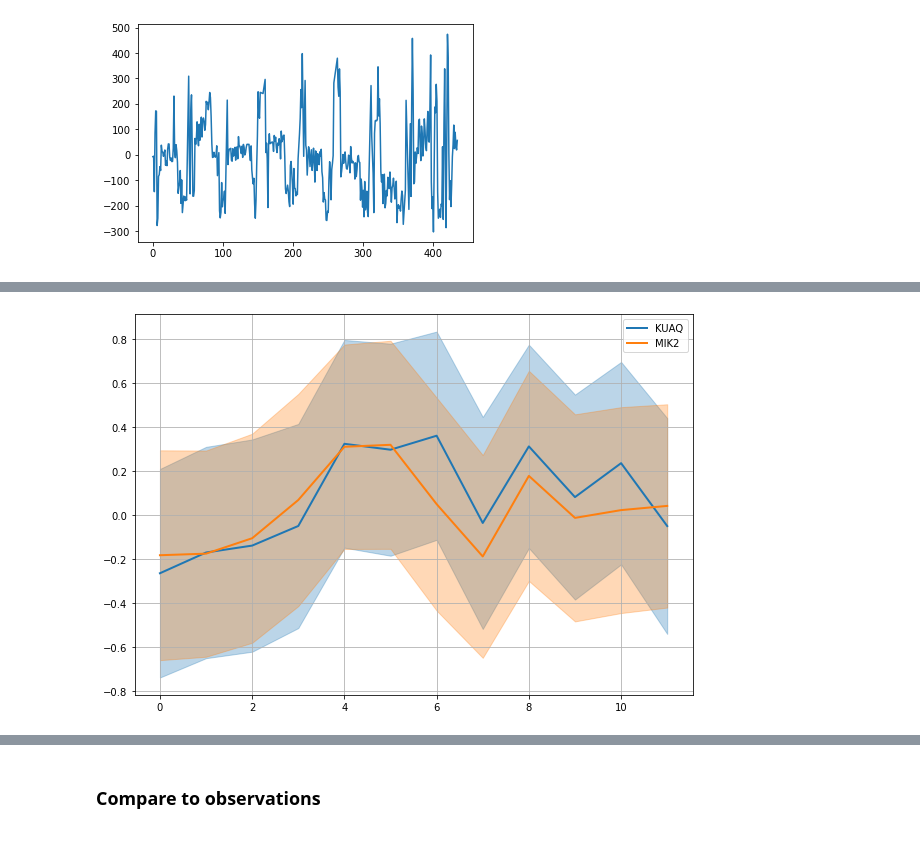
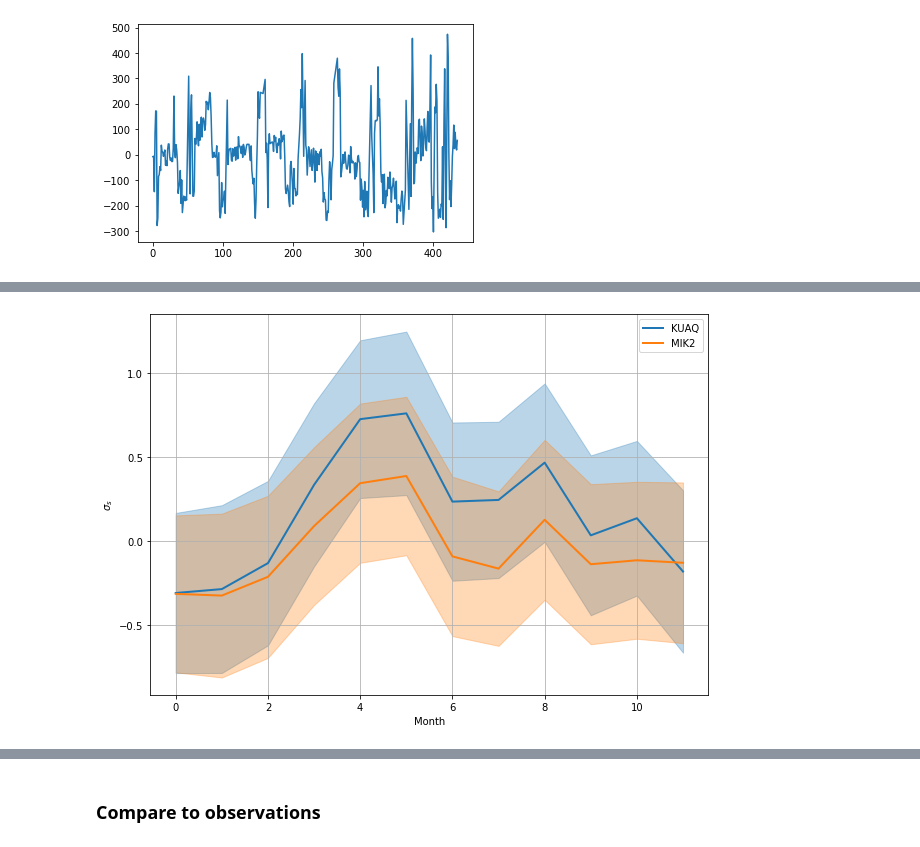
Before and after one commit to eyhl/premis, a Jupyter notebook: notebooks/chapter4.ipynb, the cells around one changed output, grey strips where cells are left out. Saved outputs shown, nothing was run; the diff lists cells and outputs as text; code cells hidden in the pictures.

```diff
--- a/notebooks/chapter4.ipynb
+++ b/notebooks/chapter4.ipynb
@@ -146,7 +141,7 @@ plt.plot(-X_train[:, 0])
 [<matplotlib.lines.Line2D at 0x...>]
 [figure]
 # %%
-y = X_train[:, 0].double()
+y = -X_train[:, 0].double()
 X = torch.linspace(0, 1, len(y)).double()
 # y = (y - y.mean())/y.std()
 
@@ -244,5 +239,5 @@ plt.savefig("./GP_posterior_samples.png", dpi=400)
 # %%
-mean, cov = gpr(X_test, full_cov=True, noiseless=False)
+mean, cov = gpr(T_test, full_cov=True, noiseless=False)
 # %%
 def model(X, x, df_params, mean_v=None, cov_v=None, obs=None, df_em=None):
     N = len(X)
@@ -397,29 +393,31 @@ for node in nodes:
 # %%
 sigma_s_mu = samples["sigma_s"].mean(axis=0)
 sigma_s_std =samples["sigma_s"].std(axis=0)
 
 plt.figure(figsize=(10,7))
 plt.plot(sigma_s_mu[:, 0], lw=2, label="KUAQ")
 plt.fill_between(
             range(12),  # plot the two-sigma uncertainty about the mean
             (sigma_s_mu[:, 0] - 2.0 * sigma_s_std[:, 0]).numpy(),
             (sigma_s_mu[:, 0] + 2.0 * sigma_s_std[:, 0]).numpy(),
             color="C0",
             alpha=0.3,
         )
 plt.plot(sigma_s_mu[:, 1], lw=2, label="MIK2")
 plt.fill_between(
             range(12),  # plot the two-sigma uncertainty about the mean
             (sigma_s_mu[:, 1] - 2.0 * sigma_s_std[:, 1]).numpy(),
             (sigma_s_mu[:, 1] + 2.0 * sigma_s_std[:, 1]).numpy(),
             color="C1",
             alpha=0.3,
         )
+plt.xlabel("Month")
+plt.ylabel(r"$\sigma_s$")
 plt.legend()
 plt.grid()
 plt.savefig("./ch3_seasonality_sigma_s.png", dpi=400)
 # %% [output]
-[figure, old version]
+[figure, new version]
 # %%
 rigidity_list = []
 prem_rigidity_list = [prem_rigidity["rigidity_0"]]
```
Also changed, not shown: parts of 11 cells of this notebook, 11 other files.
